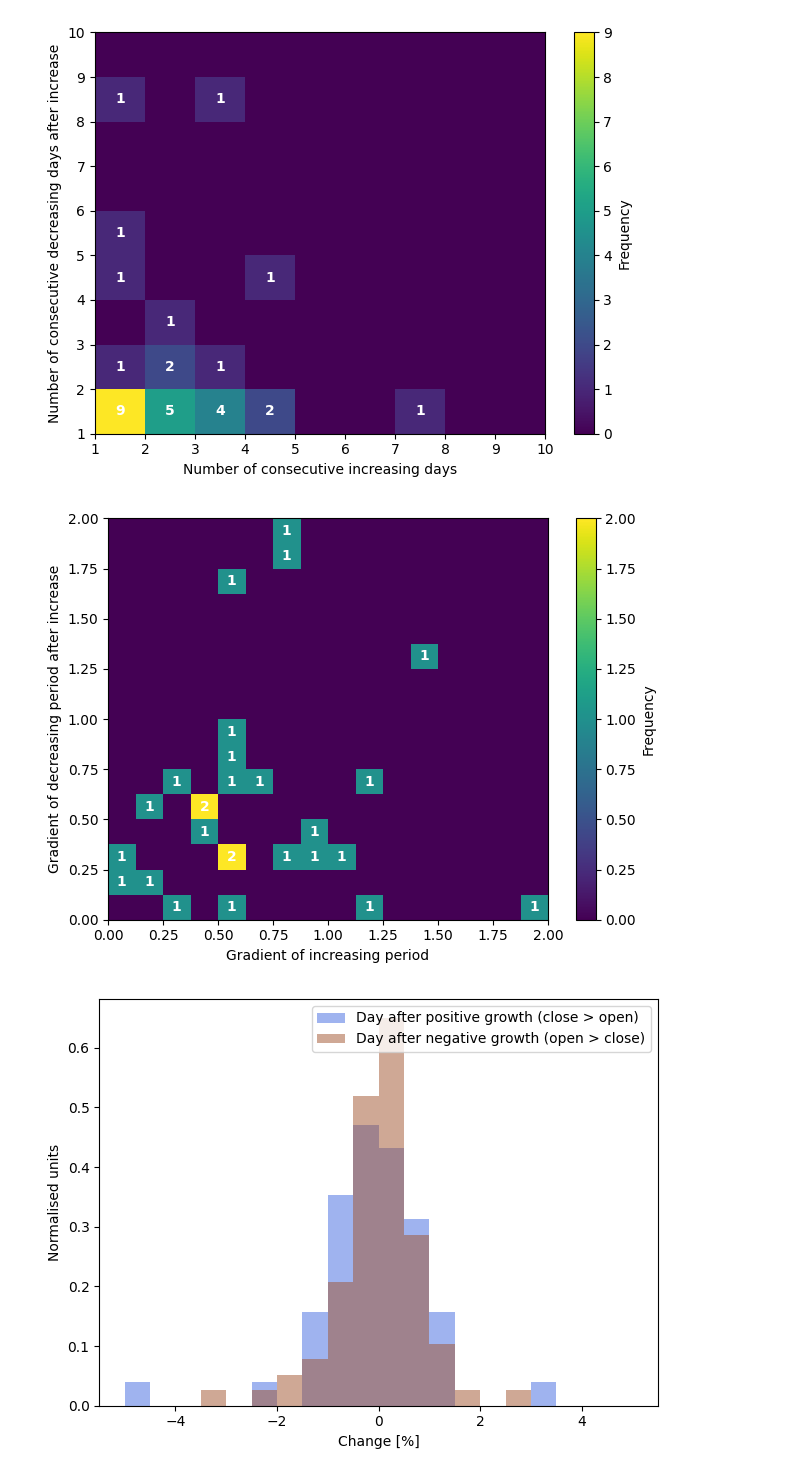
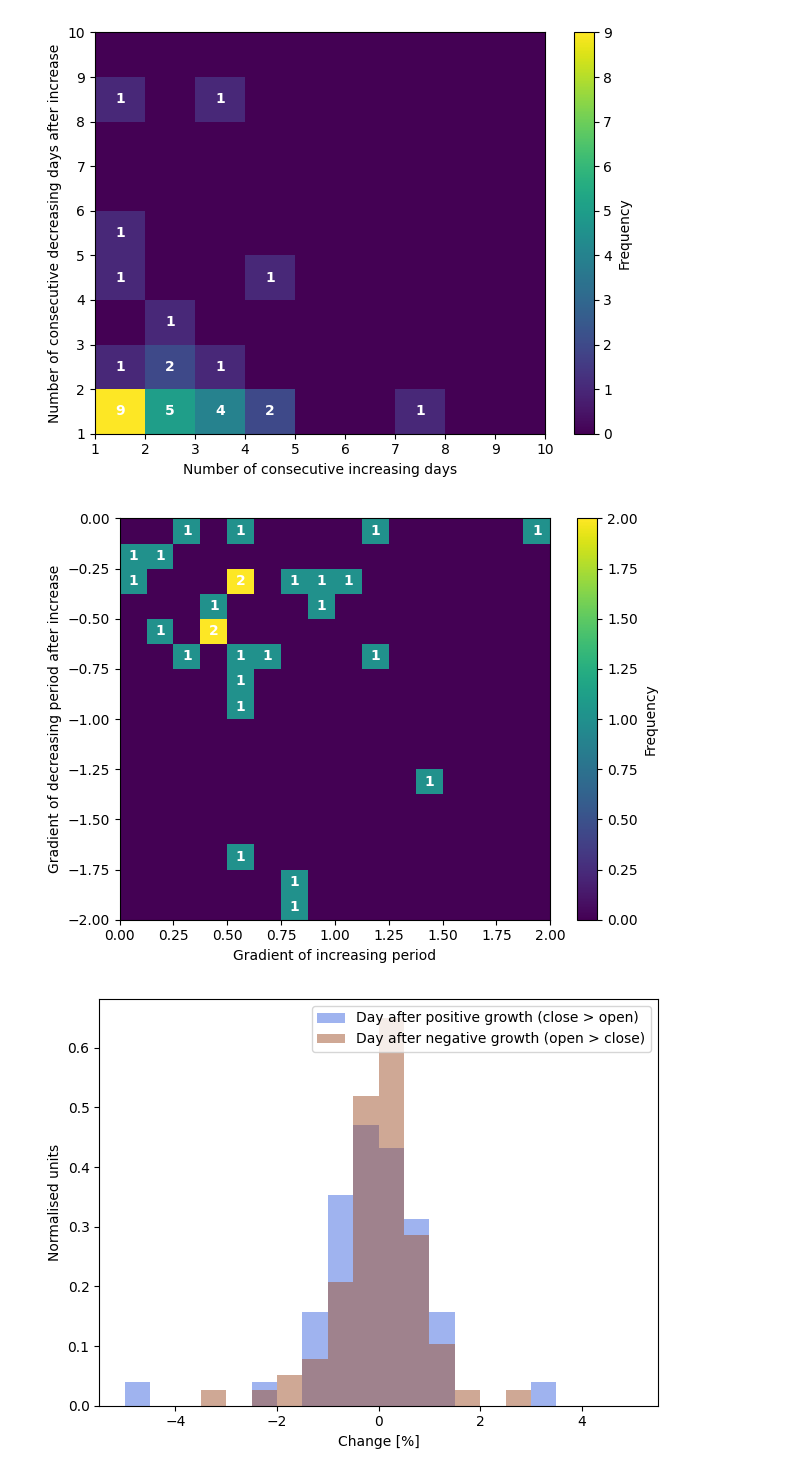
Before and after one commit to edting/historical-price-analysis, a Jupyter notebook: analysis.ipynb, the cells around one changed output. Drawn from its saved outputs; the diff is of its cells as text; code cells hidden in the pictures.

```diff
--- a/analysis.ipynb
+++ b/analysis.ipynb
@@ -102,12 +102,12 @@ utils.save("change", show=True)
 [figure]
 # %%
 # Number of consecutive days that the closing price increased or decreased
-numberConsecutiveIncreasing, numberConsecutiveDecreasing = functions.countConsecutiveMovement(close_price)
-xmin = min( min(numberConsecutiveIncreasing), min(numberConsecutiveDecreasing) )
-xmax = max( max(numberConsecutiveIncreasing), max(numberConsecutiveDecreasing) )
+n_consec_incr, n_consec_decr, slope_incr, slope_decr = functions.consecutiveMovement(close_price)
+xmin = min( min(n_consec_incr), min(n_consec_decr) )
+xmax = max( max(n_consec_incr), max(n_consec_decr) )
 nbins = xmax - xmin
-utils.plot_hist(numberConsecutiveIncreasing, axisrange=(xmin,xmax), nbins=nbins, xlabel="Number of consecutive days", legend="Increasing")
-utils.plot_hist(numberConsecutiveDecreasing, axisrange=(xmin,xmax), nbins=nbins, color="sienna", xlabel="", legend="Decreasing")
+utils.plot_hist(n_consec_incr, axisrange=(xmin,xmax), nbins=nbins, xlabel="Number of consecutive days", legend="Increasing")
+utils.plot_hist(n_consec_decr, axisrange=(xmin,xmax), nbins=nbins, color="sienna", xlabel="", legend="Decreasing")
 plt.legend()
 utils.save("consecutive_days", show=True)
 # %% [output]
@@ -127,17 +130,17 @@ utils.save("flip_momentum", show=True)
 [figure]
 # %%
 # 2D histogram showing slopes of successive increasing -> decreasing periods
-flip_strength = np.abs(np.array(functions.flipStrength(close_price)))
-utils.plot_hist2d(flip_strength,
+utils.plot_hist2d(slope_incr,
+                  slope_decr,
                   xlabel = "Gradient of increasing period",
                   ylabel = "Gradient of decreasing period after increase",
                   zlabel = "Frequency",
                   text=True,
-                  range = [[0,2],[0,2]],
+                  range = [[0,2],[-2,0]],
                   bins = 16 )
 utils.save("flip_strength", show=True)
 # %% [output]
-[figure, old version]
+[figure, new version]
 # %%
 # Plot change [%] for the day following one where open > close, and where close > open
 following_negative_change = [ val for i,val in enumerate(change[1:]) if open_price[i-1] > close_price[i-1] ]
```
Also changed, not shown: parts of 2 cells of this notebook, 2 other files.
